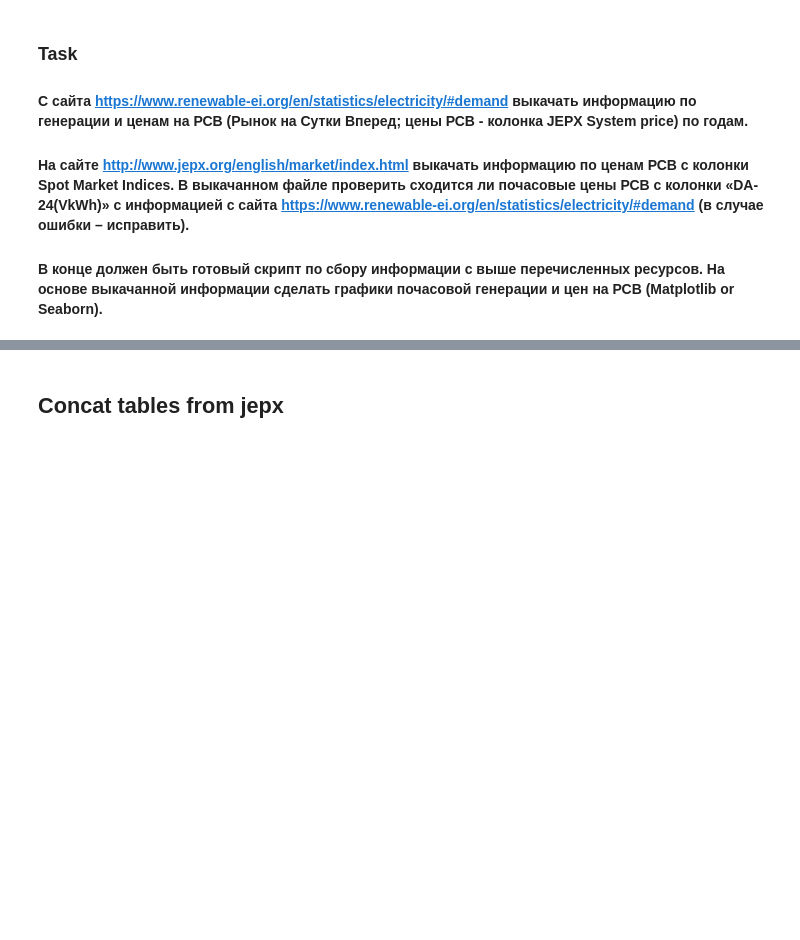
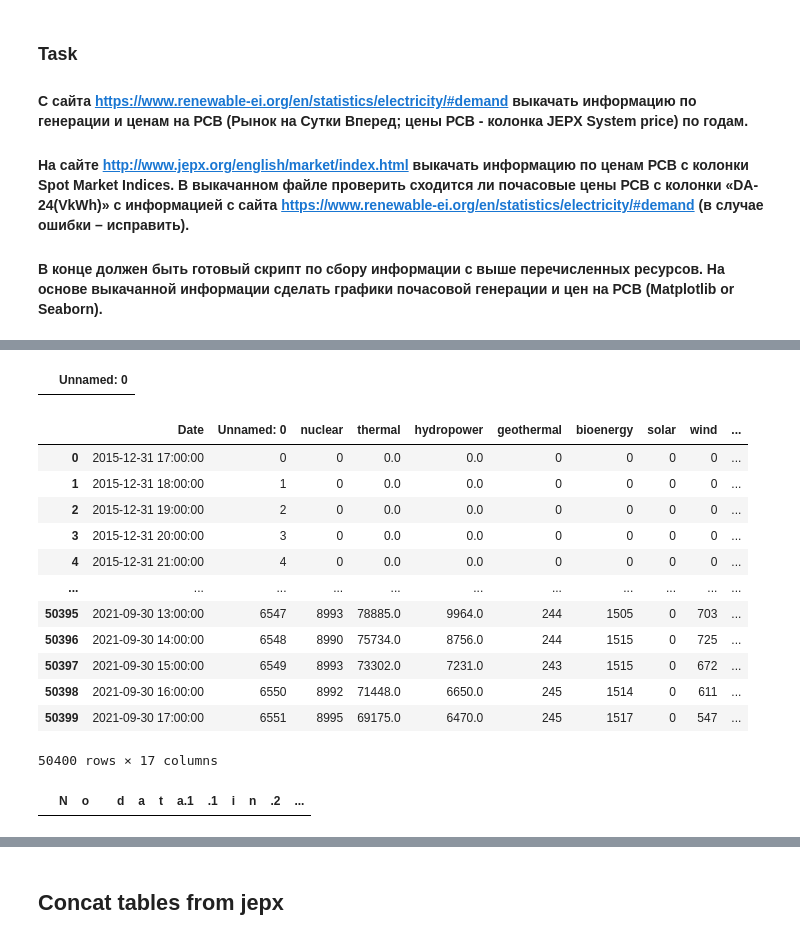
Before and after one commit to Iassirskyi/pandas_case, a Jupyter notebook: Task_2.ipynb, the cells around one changed output, grey strips where cells are left out. Saved outputs shown, nothing was run; the diff lists cells and outputs as text; code cells hidden in the pictures; blank space fills up the shorter version.

```diff
--- a/Task_2.ipynb
+++ b/Task_2.ipynb
@@ -11,4 +27,8 @@ import matplotlib.pyplot as plt
 # %%
 # from https://www.renewable-ei.org/en/statistics/electricity/#demand
 # %%
-data_from_renewable = pd.read_csv('files/download.csv')
+data_from_renewable = pd.read_csv('files/power_data_2015_2021.csv')
+# %%
+df = data_from_renewable
+# %%
+df_t = pd.DataFrame()
@@ -14,0 +39,4 @@ data_from_renewable = pd.read_csv('files/download.csv')
+# %%
+d
+# %% [output]
+|  | Unnamed: 0 |
@@ -14,0 +45,18 @@ data_from_renewable = pd.read_csv('files/download.csv')
+# %%
+df_1 = pd.concat([df, df_t])
+# %%
+df_1
+# %% [output]
+|  | Date | Unnamed: 0 | nuclear | thermal | hydropower | geothermal | bioenergy | solar | wind | ... |
+| 0 | 2015-12-31 17:00:00 | 0 | 0 | 0.0 | 0.0 | 0 | 0 | 0 | 0 | ... |
+| 1 | 2015-12-31 18:00:00 | 1 | 0 | 0.0 | 0.0 | 0 | 0 | 0 | 0 | ... |
+| 2 | 2015-12-31 19:00:00 | 2 | 0 | 0.0 | 0.0 | 0 | 0 | 0 | 0 | ... |
+| 3 | 2015-12-31 20:00:00 | 3 | 0 | 0.0 | 0.0 | 0 | 0 | 0 | 0 | ... |
+| 4 | 2015-12-31 21:00:00 | 4 | 0 | 0.0 | 0.0 | 0 | 0 | 0 | 0 | ... |
+| ... | ... | ... | ... | ... | ... | ... | ... | ... | ... | ... |
+| 50395 | 2021-09-30 13:00:00 | 6547 | 8993 | 78885.0 | 9964.0 | 244 | 1505 | 0 | 703 | ... |
+| 50396 | 2021-09-30 14:00:00 | 6548 | 8990 | 75734.0 | 8756.0 | 244 | 1515 | 0 | 725 | ... |
+| 50397 | 2021-09-30 15:00:00 | 6549 | 8993 | 73302.0 | 7231.0 | 243 | 1515 | 0 | 672 | ... |
+| 50398 | 2021-09-30 16:00:00 | 6550 | 8992 | 71448.0 | 6650.0 | 245 | 1514 | 0 | 611 | ... |
+| 50399 | 2021-09-30 17:00:00 | 6551 | 8995 | 69175.0 | 6470.0 | 245 | 1517 | 0 | 547 | ... |
+50400 rows × 17 columns
@@ -14,0 +71,4 @@ data_from_renewable = pd.read_csv('files/download.csv')
+# %%
+b
+# %% [output]
+|  | N | o |  | d | a | t | a.1 | .1 | i | n | .2 | ... |
```
Also changed, not shown: parts of 33 cells of this notebook, 17 other files.
